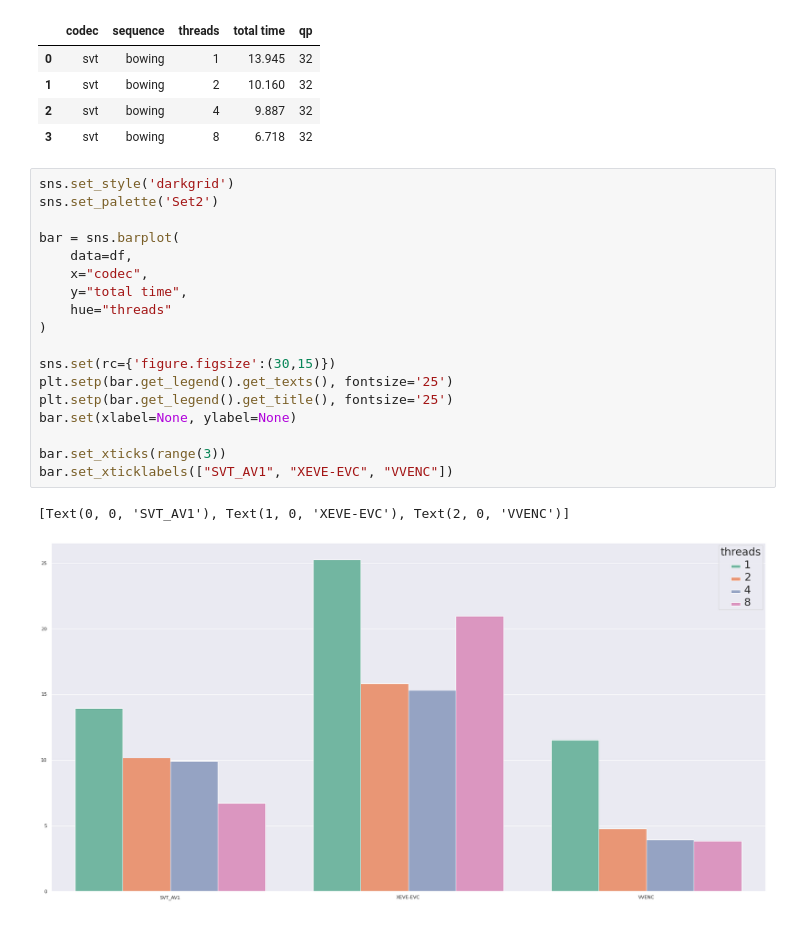
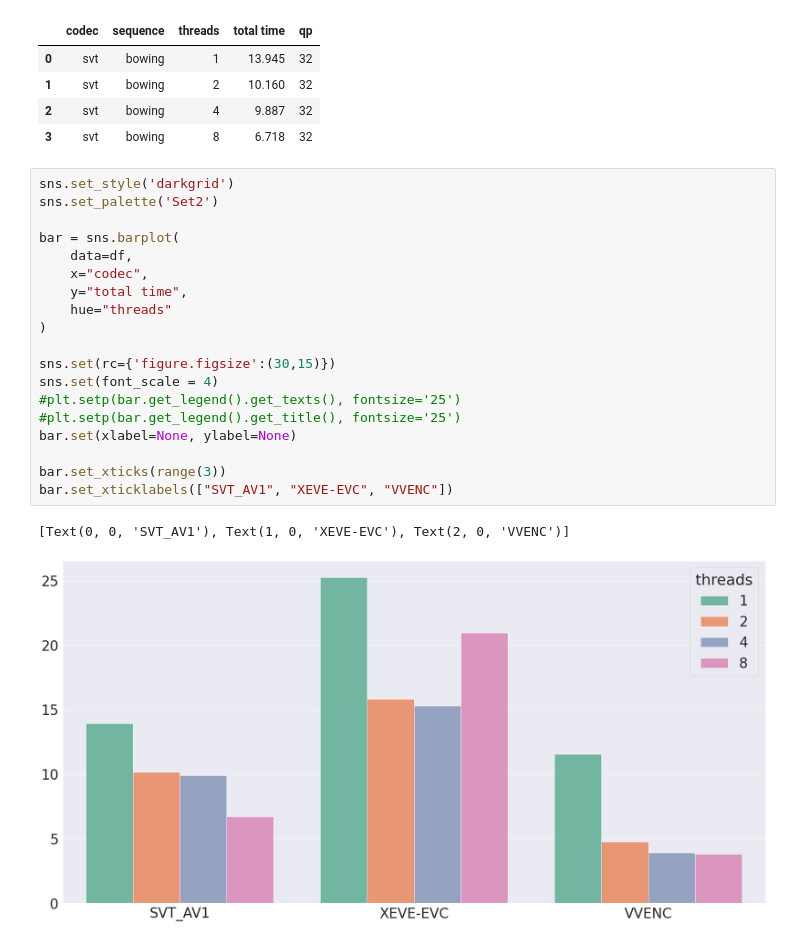
Before and after one commit to ECL-HW-SW/codec-analyzer, a Jupyter notebook: code/codecs/scripts/threads/graph_time_per_thread.ipynb, the cells around one changed output. Drawn from its saved outputs; the diff is of its cells as text.

Commit message:
final update on graph

```diff
--- a/code/codecs/scripts/threads/graph_time_per_thread.ipynb
+++ b/code/codecs/scripts/threads/graph_time_per_thread.ipynb
@@ -40,21 +40,22 @@ svt_r
 # %%
 sns.set_style('darkgrid')
 sns.set_palette('Set2')
 
 bar = sns.barplot(
     data=df,
     x="codec",
     y="total time",
     hue="threads"
 )
 
 sns.set(rc={'figure.figsize':(30,15)})
-plt.setp(bar.get_legend().get_texts(), fontsize='25')
-plt.setp(bar.get_legend().get_title(), fontsize='25')
+sns.set(font_scale = 4)
+#plt.setp(bar.get_legend().get_texts(), fontsize='25')
+#plt.setp(bar.get_legend().get_title(), fontsize='25')
 bar.set(xlabel=None, ylabel=None)
 
 bar.set_xticks(range(3))
 bar.set_xticklabels(["SVT_AV1", "XEVE-EVC", "VVENC"])
 # %% [output]
 [Text(0, 0, 'SVT_AV1'), Text(1, 0, 'XEVE-EVC'), Text(2, 0, 'VVENC')]
-[figure, old version]
+[figure, new version]
```
